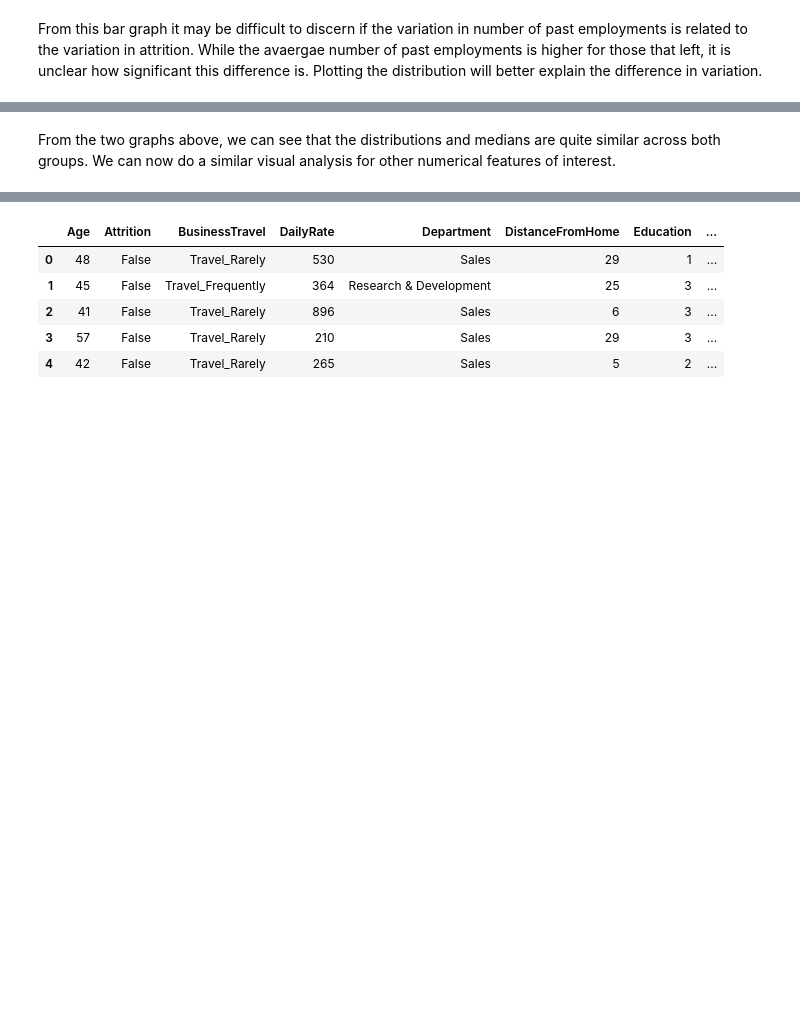
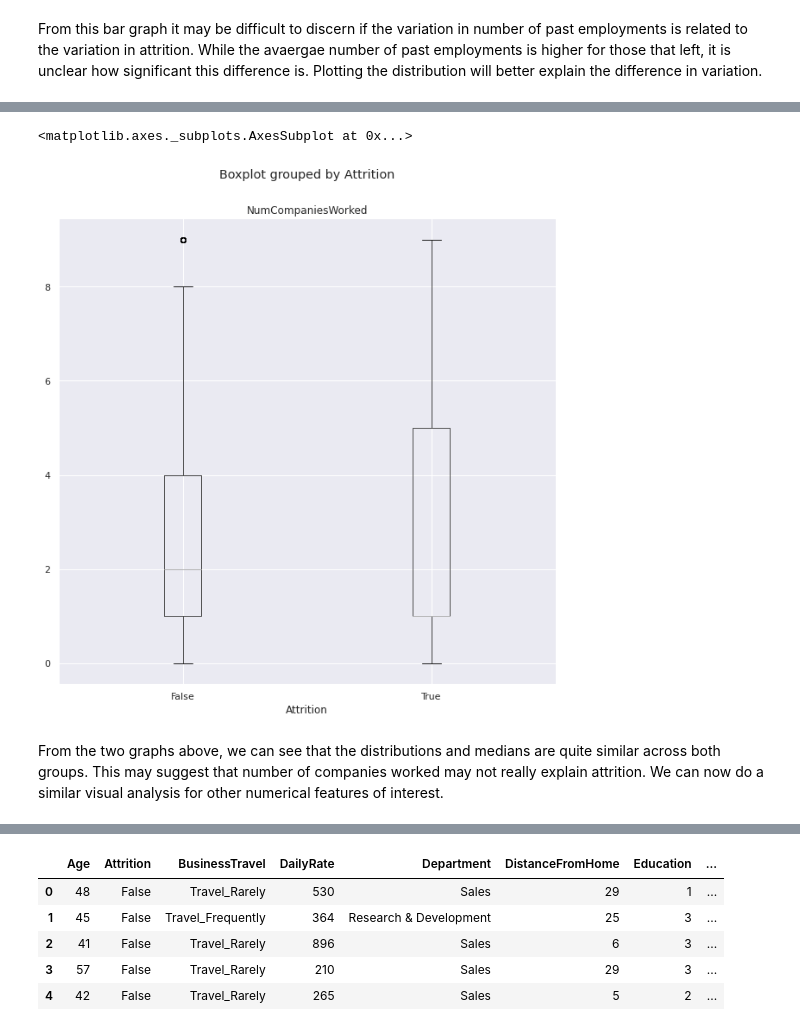
Before and after one commit to SammyBrimberry/GoogleBigQuery_attritionClassification, a Jupyter notebook: gbq_attrition_classificationV1_AP.ipynb, the cells around one changed output, grey strips where cells are left out. Drawn from its saved outputs; the diff is of its cells as text; code cells hidden in the pictures; blank space fills up the shorter version.

```diff
--- a/gbq_attrition_classificationV1_AP.ipynb
+++ b/gbq_attrition_classificationV1_AP.ipynb
@@ -110,2 +126,8 @@ df.boxplot("NumCompaniesWorked", "Attrition")
+# %%
+#plot a boxplot to visualize the distribution in number of companies worked at for each group
+df.boxplot("NumCompaniesWorked", "Attrition", figsize=(10,10))
+# %% [output]
+<matplotlib.axes._subplots.AxesSubplot at 0x...>
+[figure, added]
 # %% [markdown]
-From the two graphs above, we can see that the distributions and medians are quite similar across both groups. We can now do a similar visual analysis for other numerical features of interest.
+From the two graphs above, we can see that the distributions and medians are quite similar across both groups. This may suggest that number of companies worked may not really explain attrition. We can now do a similar visual analysis for other numerical features of interest.
```
Also changed, not shown: parts of 22 cells of this notebook.
